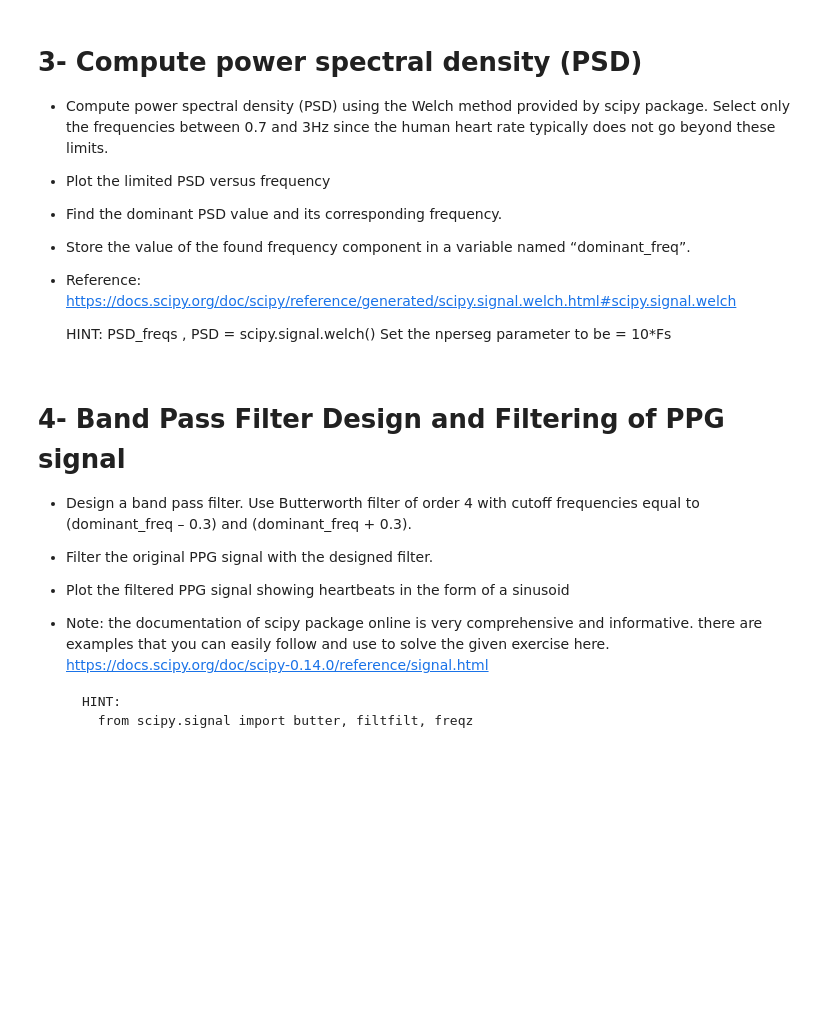
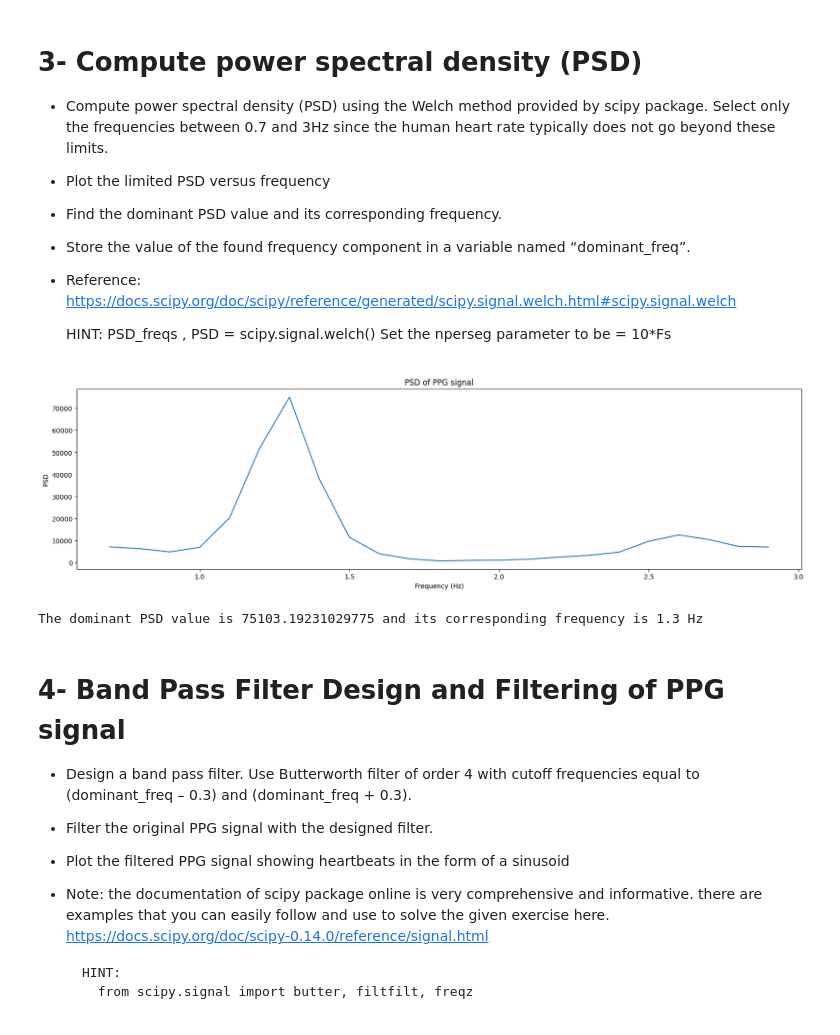
Before and after one commit to OmarNasri/DTEK0042-exer2, a Jupyter notebook: DTEK0042 Exercise 3.ipynb, the cells around one changed output. Cells and saved outputs as stored; diff of their text form; code cells hidden in the pictures; blank space fills up the shorter version.

```diff
--- a/DTEK0042 Exercise 3.ipynb
+++ b/DTEK0042 Exercise 3.ipynb
@@ -57,3 +71,26 @@ import matplotlib.pyplot as plt
+# %%
+# create PSD
+PSD = scipy.signal.welch(PPG_sig, Fs, nperseg=1320)
+PSD = np.array(PSD)
+
+#Select only the frequencies between 0.7 and 3 Hz
+PSD = PSD[:,(PSD[0]>0.7) & (PSD[0]<3)]
+
+#Plot the PSD
+plt.figure(figsize=(20,5))
+plt.plot(PSD[0], PSD[1])
+plt.xlabel('Frequency (Hz)')
+plt.ylabel('PSD')
+plt.title('PSD of PPG signal')
+plt.show()
+
+#find the dominant PSD value
+max_PSD = np.max(PSD[1])
+dominant_freq = PSD[0][np.argmax(PSD[1])]
+print('The dominant PSD value is', max_PSD, 'and its corresponding frequency is', dominant_freq, 'Hz')
+# %% [output]
+[figure, added]
+The dominant PSD value is 75103.19231029775 and its corresponding frequency is 1.3 Hz
 # %% [markdown]
 # 4- Band Pass Filter Design and Filtering of PPG signal
 *  Design a band pass filter. Use Butterworth filter of order 4 with cutoff frequencies equal to (dominant_freq – 0.3) and (dominant_freq + 0.3).
```
Also changed, not shown: parts of 16 cells of this notebook.
